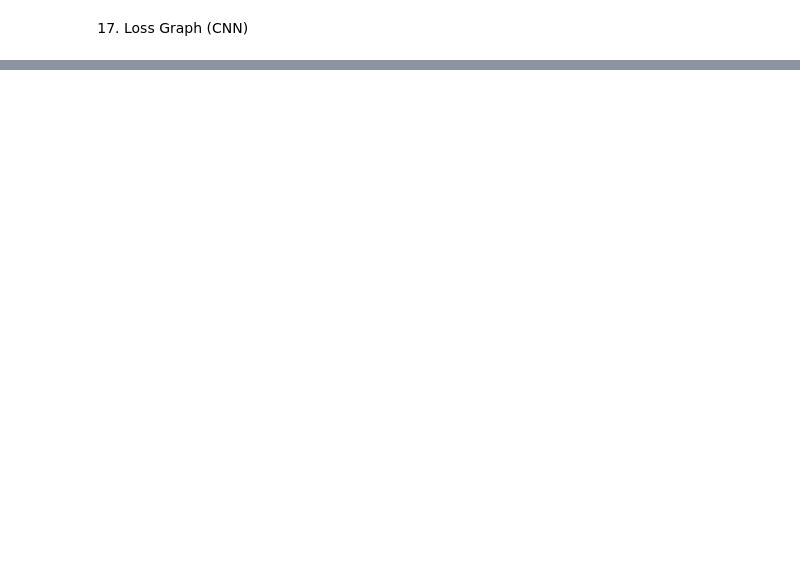
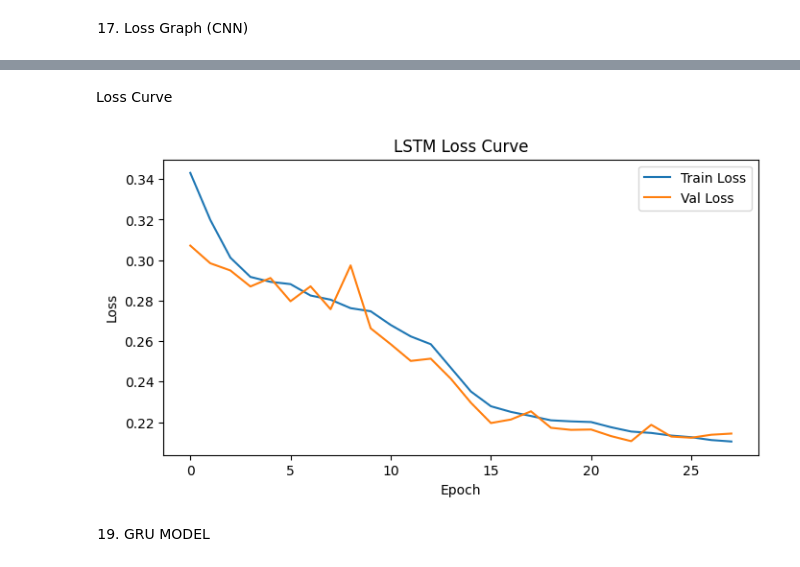
Before and after one commit to istiakAHMEDsaad/machine_learning, a Jupyter notebook: Banking_Dataset_Classification/deep-learning-model.ipynb, the cells around one changed output, grey strips where cells are left out. Drawn from its saved outputs; the diff is of its cells as text; code cells hidden in the pictures; blank space fills up the shorter version.

```diff
--- a/Banking_Dataset_Classification/deep-learning-model.ipynb
+++ b/Banking_Dataset_Classification/deep-learning-model.ipynb
@@ -364,0 +457,15 @@ plt.show()
+# %% [markdown]
+Loss Curve
+# %%
+plt.figure(figsize=(8,4))
+plt.plot(history_lstm.history['loss'], label='Train Loss')
+plt.plot(history_lstm.history['val_loss'], label='Val Loss')
+plt.title("LSTM Loss Curve")
+plt.xlabel("Epoch")
+plt.ylabel("Loss")
+plt.legend()
+plt.show()
+# %% [output]
+[figure, added]
+# %% [markdown]
+19. GRU MODEL
```
Also changed, not shown: parts of 20 cells of this notebook, 4 other files.
